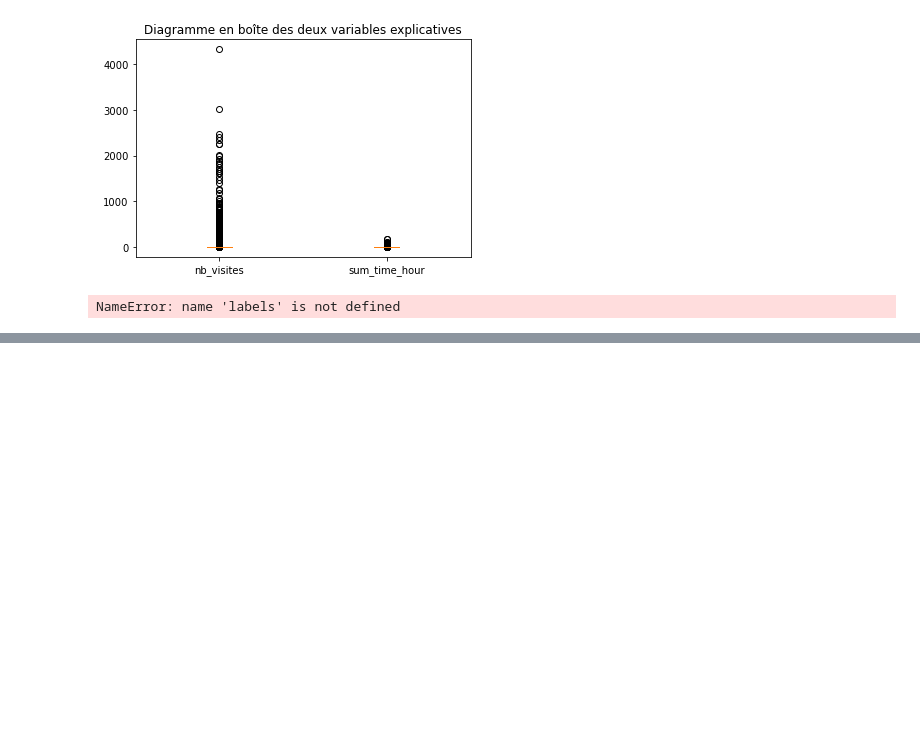
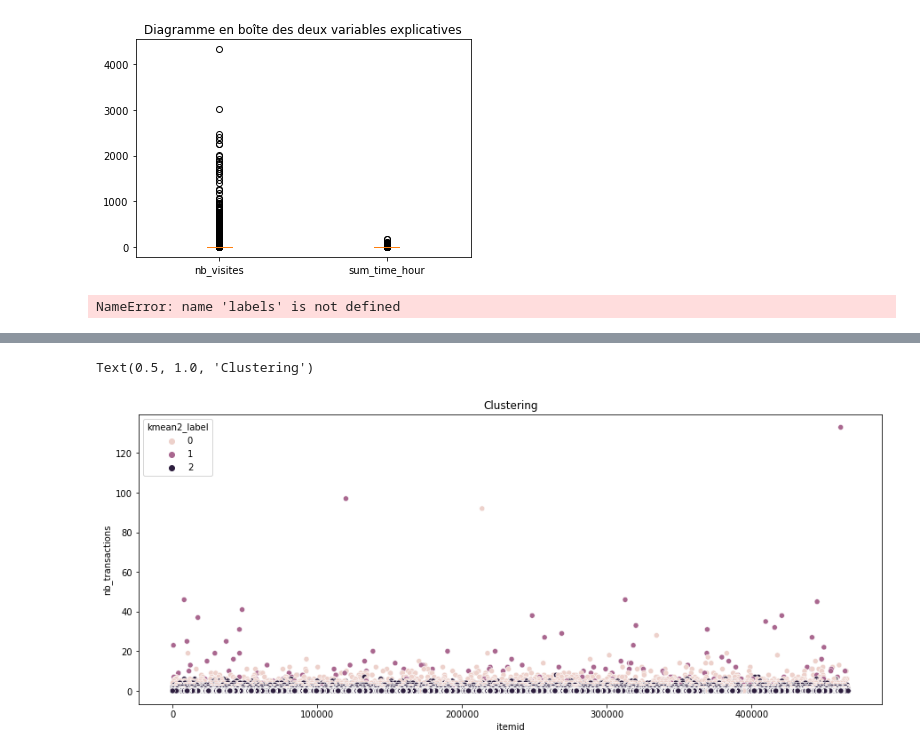
Before and after one commit to soopajot/eCommerce_Customer_Behavior, a Jupyter notebook: time_transactions_visiteurs_clustering.ipynb, the cells around one changed output, grey strips where cells are left out. Saved outputs shown, nothing was run; the diff lists cells and outputs as text; code cells hidden in the pictures; blank space fills up the shorter version.

```diff
--- a/time_transactions_visiteurs_clustering.ipynb
+++ b/time_transactions_visiteurs_clustering.ipynb
@@ -449,0 +606,8 @@ NameError: name 'labels' is not defined
+# %%
+import seaborn as sns
+plt.figure(figsize=(15,6))
+sns.scatterplot(data=items, y="nb_transactions", x=items.index, hue="kmean2_label",)
+plt.title('Clustering')
+# %% [output]
+Text(0.5, 1.0, 'Clustering')
+[figure, added]
```
Also changed, not shown: parts of 5 cells of this notebook.
